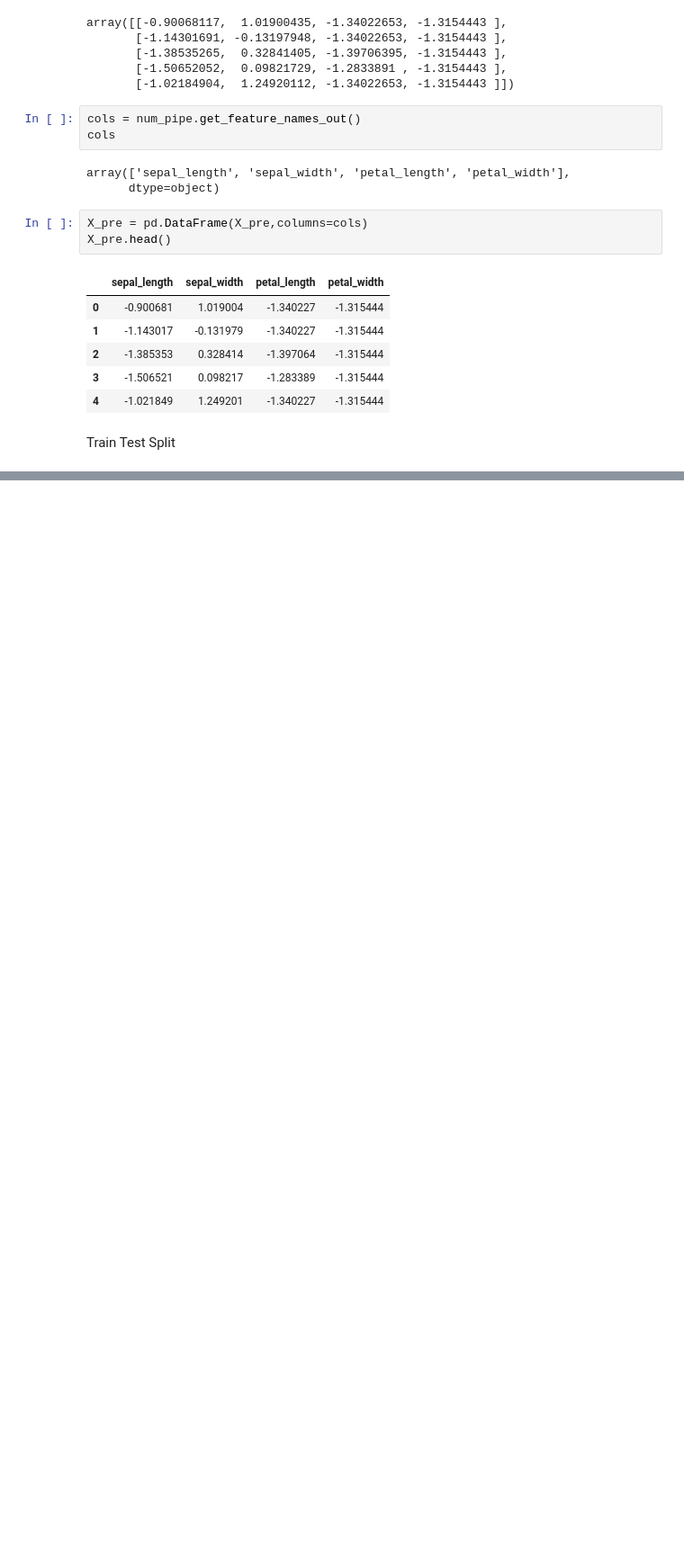
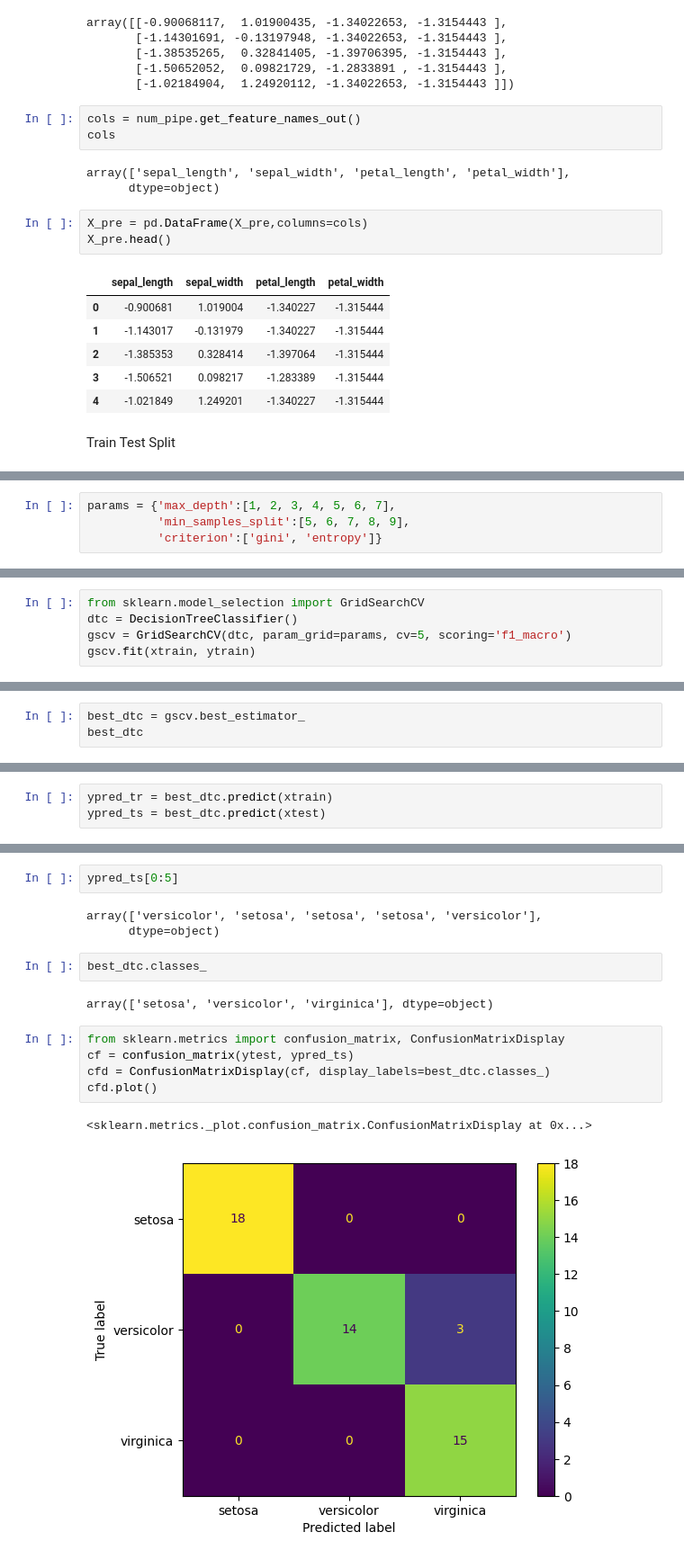
Before and after one commit to Heena276/VSCode, a Jupyter notebook: Decision Tree Classification/Decisiontreeclassification.ipynb, the cells around one changed output, grey strips where cells are left out. Shown at 90% size. Cells and saved outputs as stored; diff of their text form; blank space fills up the shorter version.

```diff
--- a/Decision Tree Classification/Decisiontreeclassification.ipynb
+++ b/Decision Tree Classification/Decisiontreeclassification.ipynb
@@ -119,0 +151,4 @@ Train Test Split
+# %%
+params = {'max_depth':[1, 2, 3, 4, 5, 6, 7],
+          'min_samples_split':[5, 6, 7, 8, 9],
+          'criterion':['gini', 'entropy']}
@@ -119,0 +157,5 @@ Train Test Split
+# %%
+from sklearn.model_selection import GridSearchCV
+dtc = DecisionTreeClassifier()
+gscv = GridSearchCV(dtc, param_grid=params, cv=5, scoring='f1_macro')
+gscv.fit(xtrain, ytrain)
@@ -119,0 +176,3 @@ Train Test Split
+# %%
+best_dtc = gscv.best_estimator_
+best_dtc
@@ -119,0 +193,3 @@ Train Test Split
+# %%
+ypred_tr = best_dtc.predict(xtrain)
+ypred_ts = best_dtc.predict(xtest)
@@ -119,0 +210,17 @@ Train Test Split
+# %%
+ypred_ts[0:5]
+# %% [output]
+array(['versicolor', 'setosa', 'setosa', 'setosa', 'versicolor'],
+      dtype=object)
+# %%
+best_dtc.classes_
+# %% [output]
+array(['setosa', 'versicolor', 'virginica'], dtype=object)
+# %%
+from sklearn.metrics import confusion_matrix, ConfusionMatrixDisplay
+cf = confusion_matrix(ytest, ypred_ts)
+cfd = ConfusionMatrixDisplay(cf, display_labels=best_dtc.classes_)
+cfd.plot()
+# %% [output]
+<sklearn.metrics._plot.confusion_matrix.ConfusionMatrixDisplay at 0x...>
+[figure, added]
```
Also changed, not shown: parts of 40 cells of this notebook.
